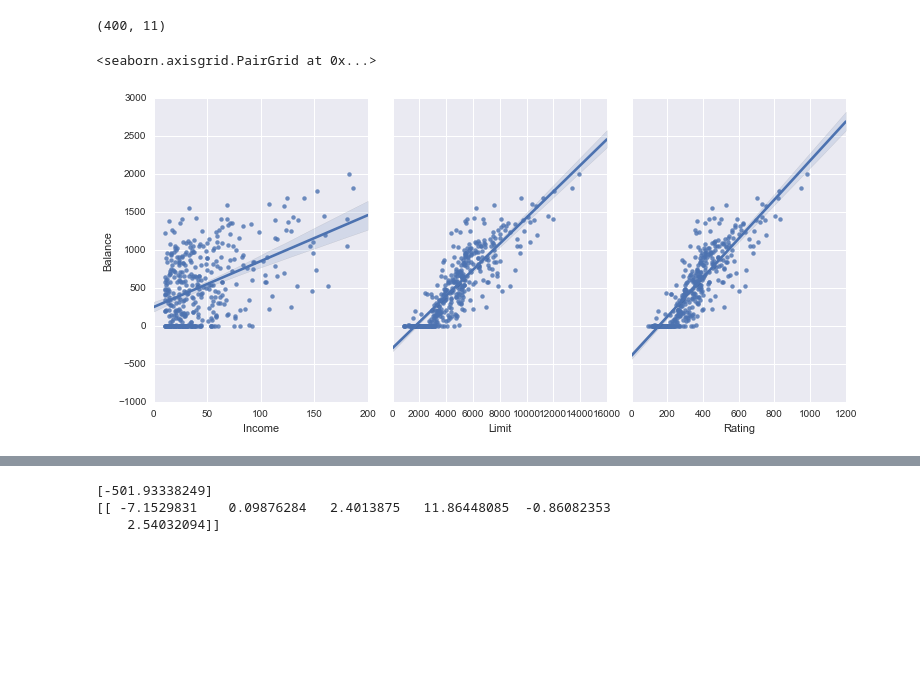
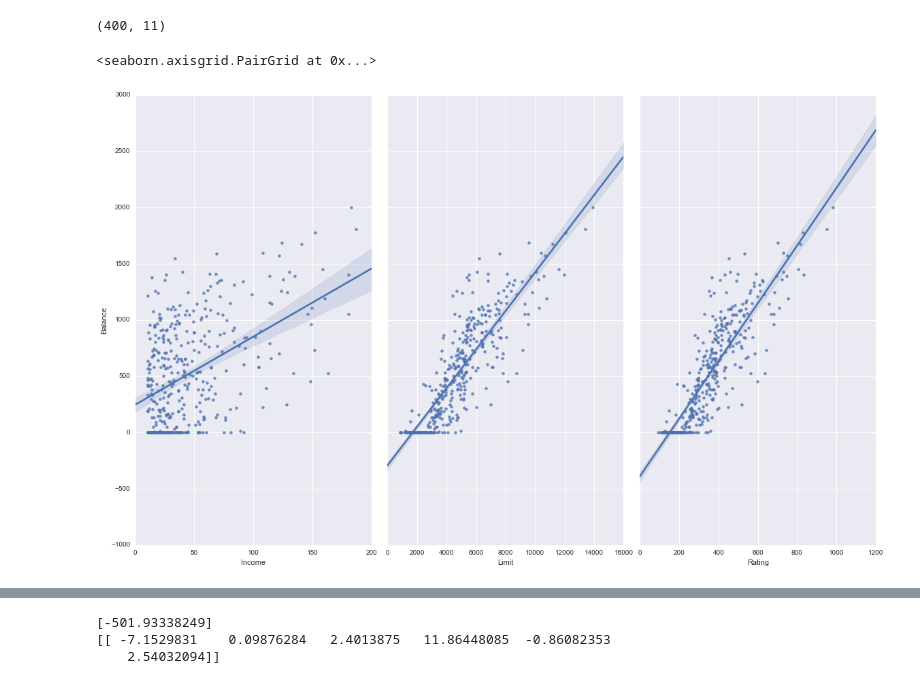
Before and after one commit to daniel-lozano/MCA, a Jupyter notebook: Aprendizaje_supervisado/Credit_cards_seaborn.ipynb, the cells around one changed output, grey strips where cells are left out. Cells and saved outputs as stored; diff of their text form; code cells hidden in the pictures; blank space fills up the shorter version.

```diff
--- a/Aprendizaje_supervisado/Credit_cards_seaborn.ipynb
+++ b/Aprendizaje_supervisado/Credit_cards_seaborn.ipynb
@@ -22,8 +23,8 @@ data.shape # da las dimensiones de data
 # %% [output]
 (400, 11)
 # %%
-sns.pairplot(data, x_vars=['Income','Limit','Rating'], y_vars='Balance', size=5, aspect=0.7, kind='reg')
+sns.pairplot(data, x_vars=['Income','Limit','Rating'], y_vars='Balance', size=10, aspect=0.7, kind='reg')
 # %% [output]
 <seaborn.axisgrid.PairGrid at 0x...>
-[figure, old version]
+[figure, new version]
 # %%
```
Also changed, not shown: parts of 20 cells of this notebook.
